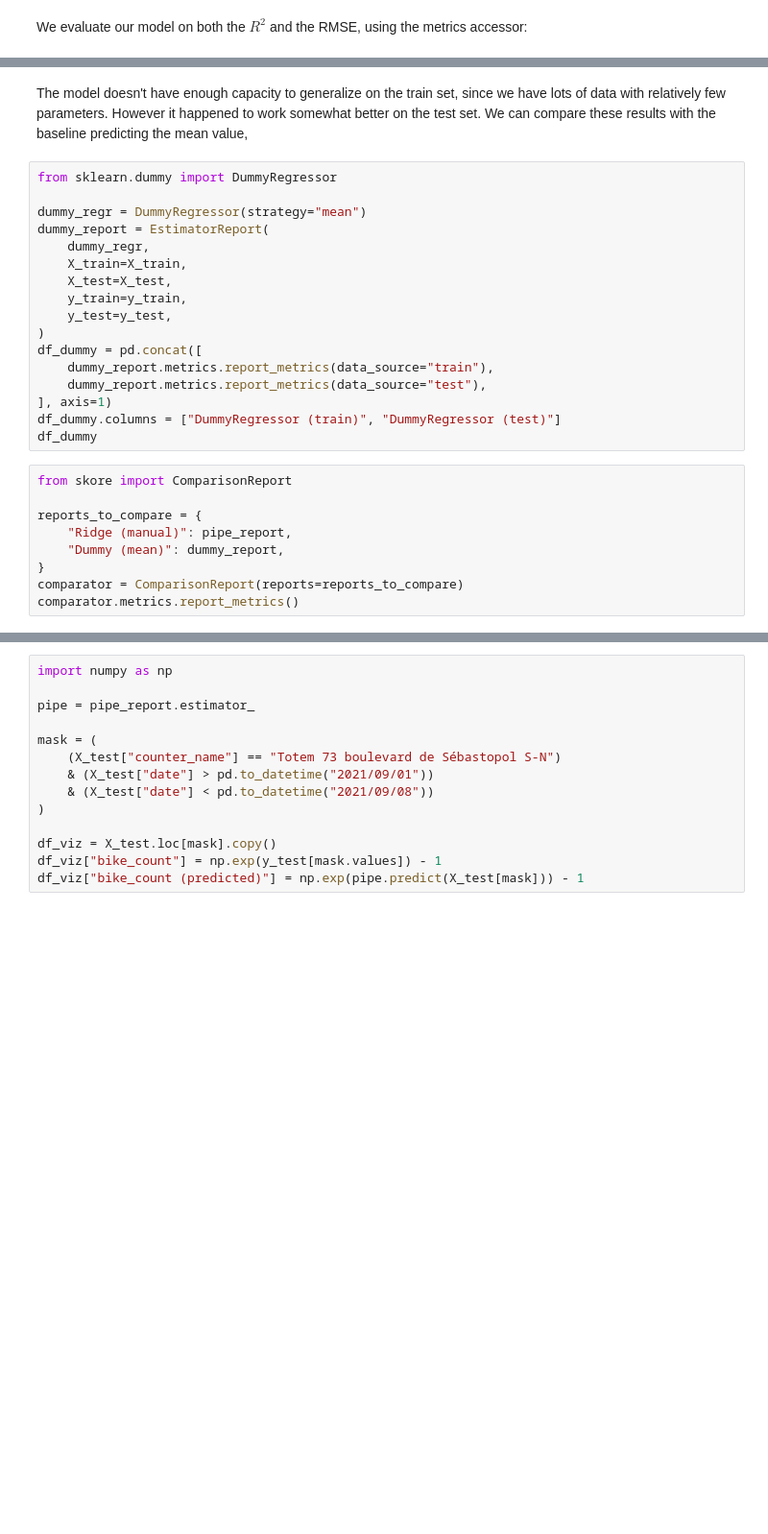
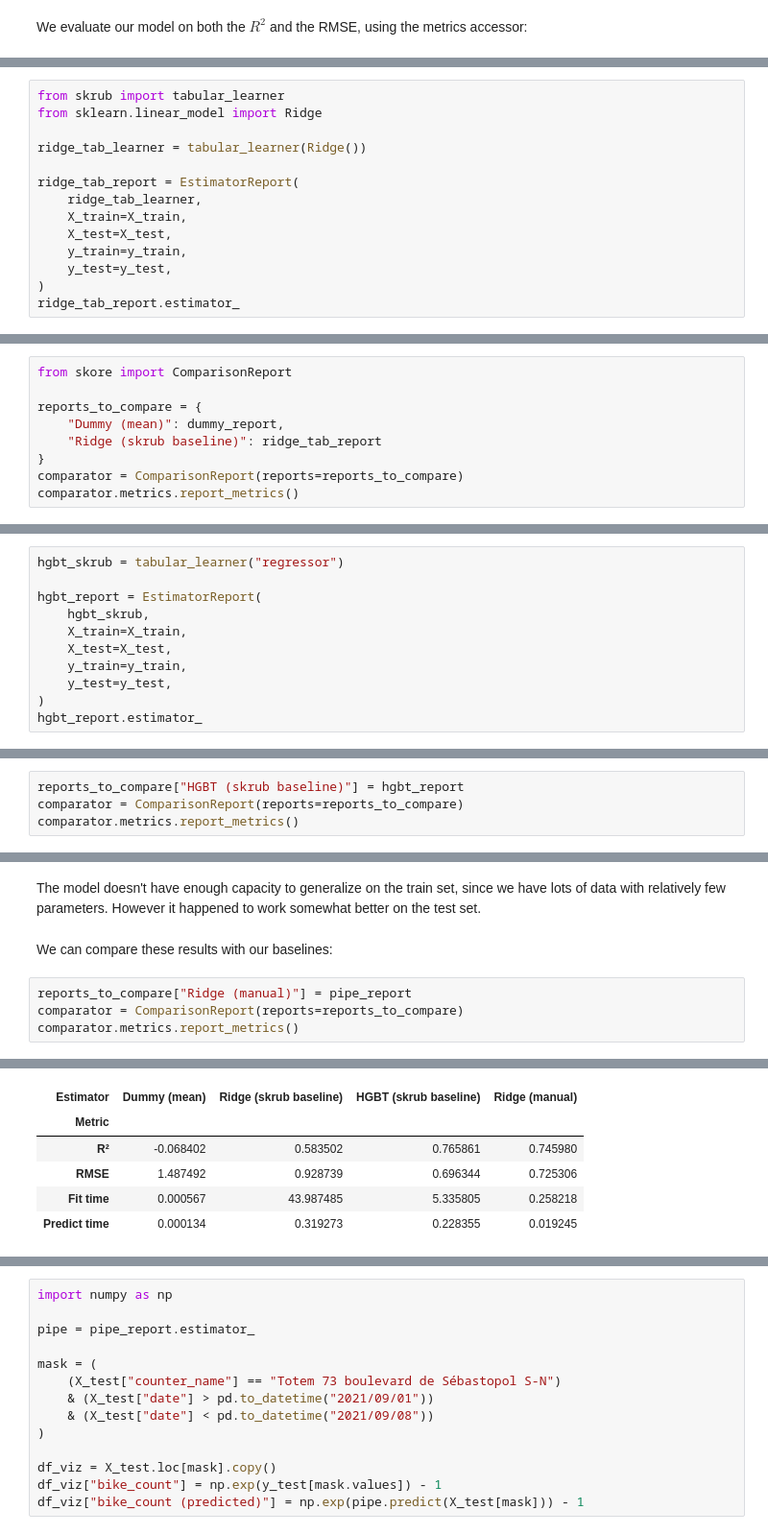
Before and after one commit to ramp-kits/bike_counters_skore, a Jupyter notebook: bike_counters_skore_starting_kit.ipynb, the cells around one changed output, grey strips where cells are left out. Shown at 96% size. Drawn from its saved outputs; the diff is of its cells as text; blank space fills up the shorter version.

```diff
--- a/bike_counters_skore_starting_kit.ipynb
+++ b/bike_counters_skore_starting_kit.ipynb
@@ -254,0 +280,14 @@ pipe_report.metrics.report_metrics(data_source="test")
+# %%
+from skrub import tabular_learner
+from sklearn.linear_model import Ridge
+
+ridge_tab_learner = tabular_learner(Ridge())
+
+ridge_tab_report = EstimatorReport(
+    ridge_tab_learner,
+    X_train=X_train,
+    X_test=X_test,
+    y_train=y_train,
+    y_test=y_test,
+)
+ridge_tab_report.estimator_
@@ -254,0 +301,9 @@ pipe_report.metrics.report_metrics(data_source="test")
+# %%
+from skore import ComparisonReport
+
+reports_to_compare = {
+    "Dummy (mean)": dummy_report,
+    "Ridge (skrub baseline)": ridge_tab_report
+}
+comparator = ComparisonReport(reports=reports_to_compare)
+comparator.metrics.report_metrics()
@@ -254,0 +323,11 @@ pipe_report.metrics.report_metrics(data_source="test")
+# %%
+hgbt_skrub = tabular_learner("regressor")
+
+hgbt_report = EstimatorReport(
+    hgbt_skrub,
+    X_train=X_train,
+    X_test=X_test,
+    y_train=y_train,
+    y_test=y_test,
+)
+hgbt_report.estimator_
@@ -254,0 +340,4 @@ pipe_report.metrics.report_metrics(data_source="test")
+# %%
+reports_to_compare["HGBT (skrub baseline)"] = hgbt_report
+comparator = ComparisonReport(reports=reports_to_compare)
+comparator.metrics.report_metrics()
@@ -255,28 +487,9 @@ pipe_report.metrics.report_metrics(data_source="test")
 # %% [markdown]
-The model doesn't have enough capacity to generalize on the train set, since we have lots of data with relatively few parameters. However it happened to work somewhat better on the test set. We can compare these results with the baseline predicting the mean value,
+The model doesn't have enough capacity to generalize on the train set, since we have lots of data with relatively few parameters. However it happened to work somewhat better on the test set.
-# %%
-from sklearn.dummy import DummyRegressor
-
-dummy_regr = DummyRegressor(strategy="mean")
-dummy_report = EstimatorReport(
-    dummy_regr,
-    X_train=X_train,
-    X_test=X_test,
-    y_train=y_train,
-    y_test=y_test,
-)
-df_dummy = pd.concat([
-    dummy_report.metrics.report_metrics(data_source="train"),
-    dummy_report.metrics.report_metrics(data_source="test"),
-], axis=1)
-df_dummy.columns = ["DummyRegressor (train)", "DummyRegressor (test)"]
-df_dummy
+# %% [markdown]
+We can compare these results with our baselines:
 # %%
-from skore import ComparisonReport
-
-reports_to_compare = {
-    "Ridge (manual)": pipe_report,
-    "Dummy (mean)": dummy_report,
-}
+reports_to_compare["Ridge (manual)"] = pipe_report
 comparator = ComparisonReport(reports=reports_to_compare)
 comparator.metrics.report_metrics()
+# %% [output]
@@ -283 +498,7 @@ comparator.metrics.report_metrics()
+| Estimator | Dummy (mean) | Ridge (skrub baseline) | HGBT (skrub baseline) | Ridge (manual) |
+| Metric |  |  |  |  |
+| R² | -0.068402 | 0.583502 | 0.765861 | 0.745980 |
+| RMSE | 1.487492 | 0.928739 | 0.696344 | 0.725306 |
+| Fit time | 0.000567 | 43.987485 | 5.335805 | 0.258218 |
+| Predict time | 0.000134 | 0.319273 | 0.228355 | 0.019245 |
 # %% [markdown]
```
Also changed, not shown: parts of 78 cells of this notebook.
